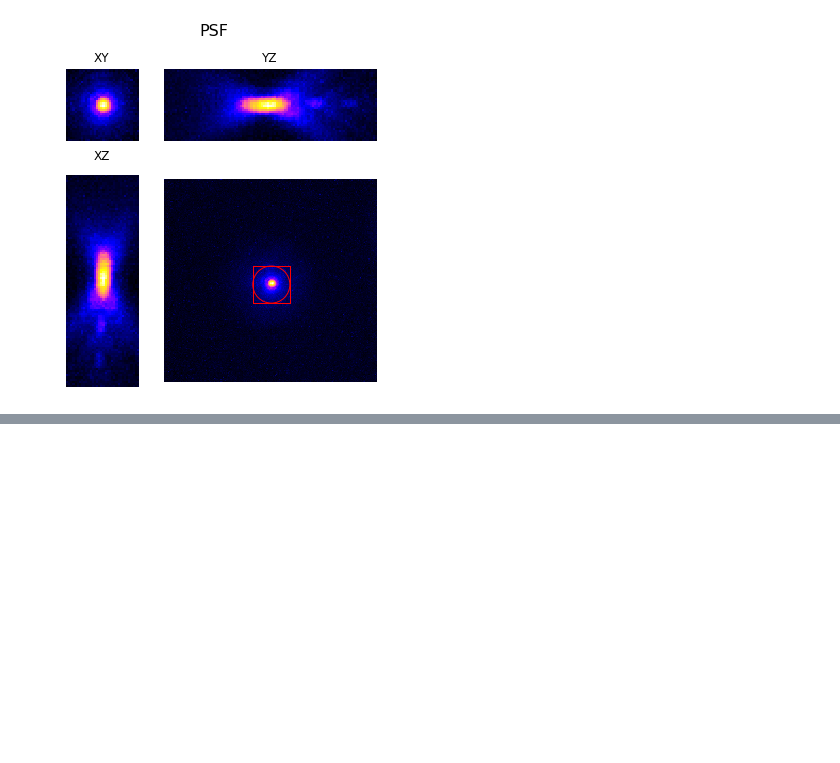
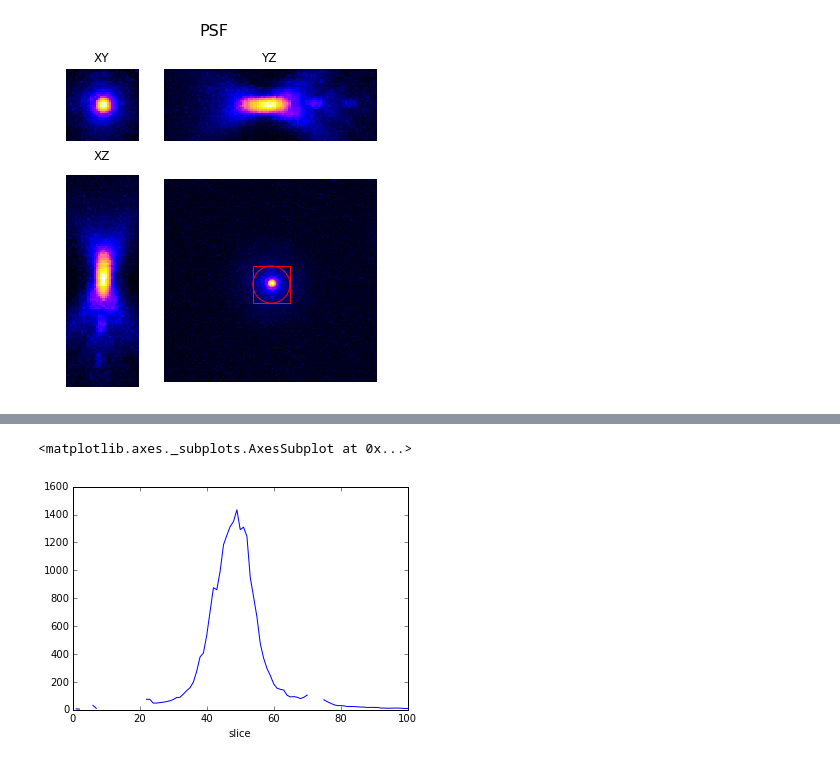
Before and after one commit to david-hoffman/peaks, a Jupyter notebook: PSFtest.ipynb, the cells around one changed output, grey strips where cells are left out. Saved outputs shown, nothing was run; the diff lists cells and outputs as text; code cells hidden in the pictures; blank space fills up the shorter version.

```diff
--- a/PSFtest.ipynb
+++ b/PSFtest.ipynb
@@ -144,0 +273,5 @@ peakfits.plot(y='amp')
+# %%
+peakfits_df.amp.plot()
+# %% [output]
+<matplotlib.axes._subplots.AxesSubplot at 0x...>
+[figure, added]
```
Also changed, not shown: parts of 27 cells of this notebook.
